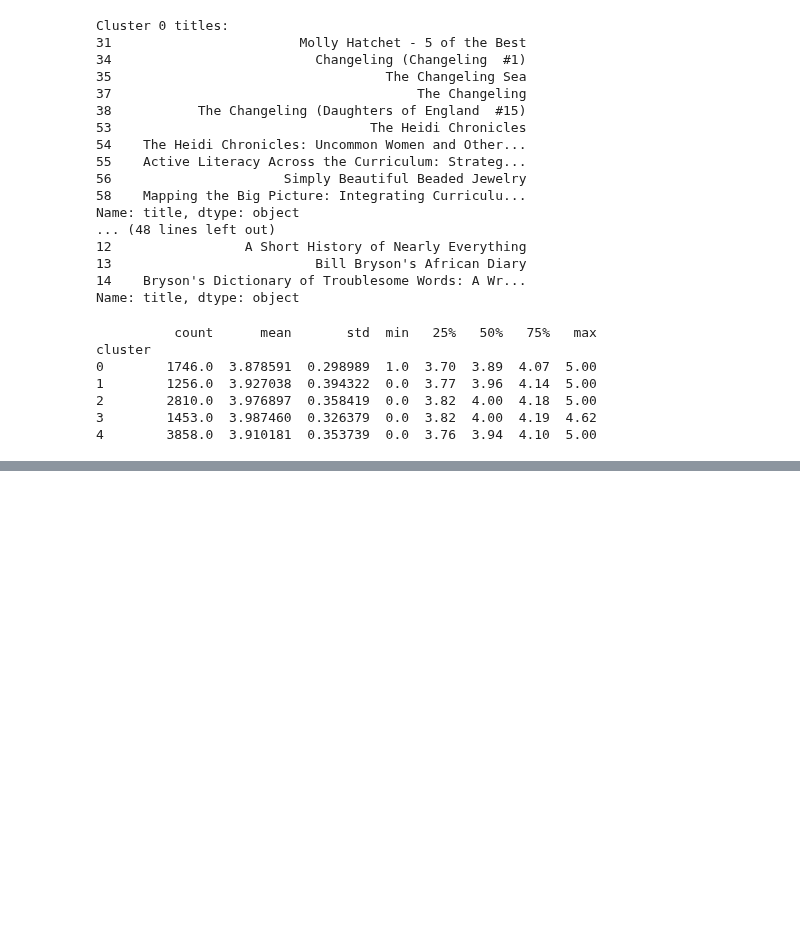
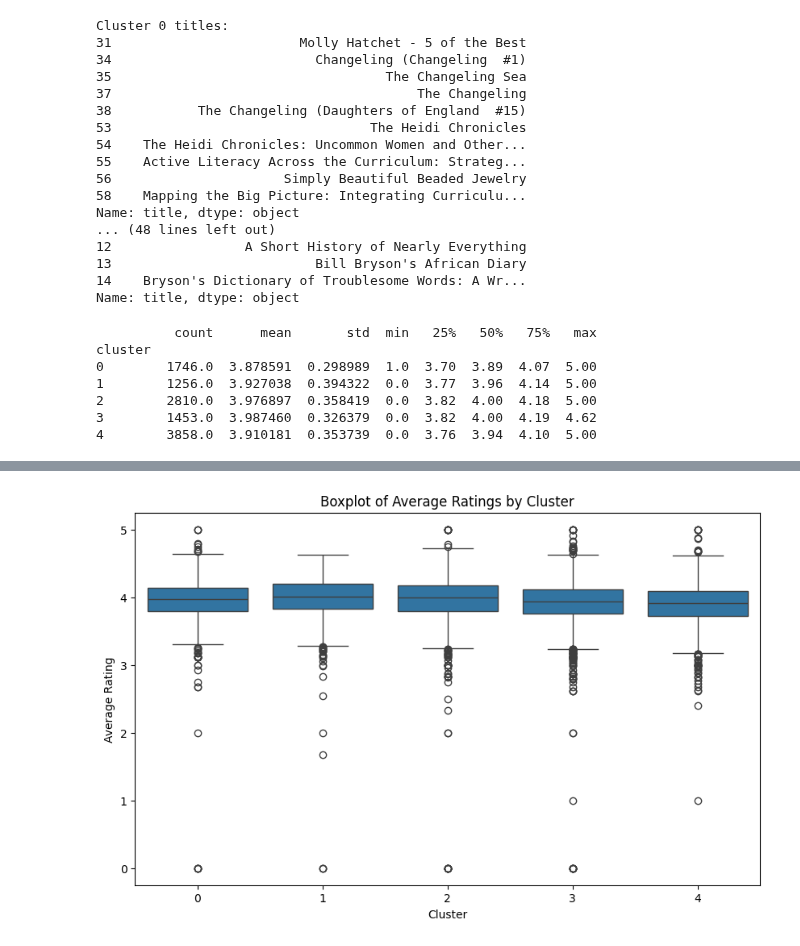
Before and after one commit to Egjfour/dsti_goodreads_rating_predictions, a Jupyter notebook: goodreads-predictor/notebooks/ismail's_datanb.ipynb, the cells around one changed output, grey strips where cells are left out. Drawn from its saved outputs; the diff is of its cells as text; code cells hidden in the pictures; blank space fills up the shorter version.

```diff
--- a/goodreads-predictor/notebooks/ismail's_datanb.ipynb
+++ b/goodreads-predictor/notebooks/ismail's_datanb.ipynb
@@ -407,0 +596,22 @@ plt.show()
+# %%
+def feature_engineering(df):
+    df = create_num_books_written(df)
+    df = create_total_author_reviews(df)
+    df = calculate_book_variation(df)
+    df = create_total_books_published(df)
+    df = create_num_published_authors(df)
+    df = calculate_average_book_price(df)
+    df = calculate_price_variation(df)
+    df = cluster_book_descriptions(df)
+    df = create_optimal_binning(df, 'Price')
+    df = create_optimal_binning(df, 'ratings_count')
+    df = create_optimal_binning(df, 'num_pages')
+    df = create_text_review_percentage(df)
+    return df
+
+# Apply all the feature engineering steps
+df = feature_engineering(df)
+
+# Display the updated DataFrame
+print("Basic Information:")
+print(df.info())
@@ -407,0 +714,9 @@ plt.show()
+# %%
+# Boxplot of average ratings by cluster
+plt.figure(figsize=(10, 6))
+sns.boxplot(x='description_cluster', y='average_rating', data=df)
+plt.title("Boxplot of Average Ratings by Cluster")
+plt.xlabel("Cluster")
+plt.ylabel("Average Rating")
+plt.show()
+# %% [output]
@@ -407,0 +726 @@ plt.show()
+[figure, added]
```
Also changed, not shown: parts of 21 cells of this notebook, 1 other file.
